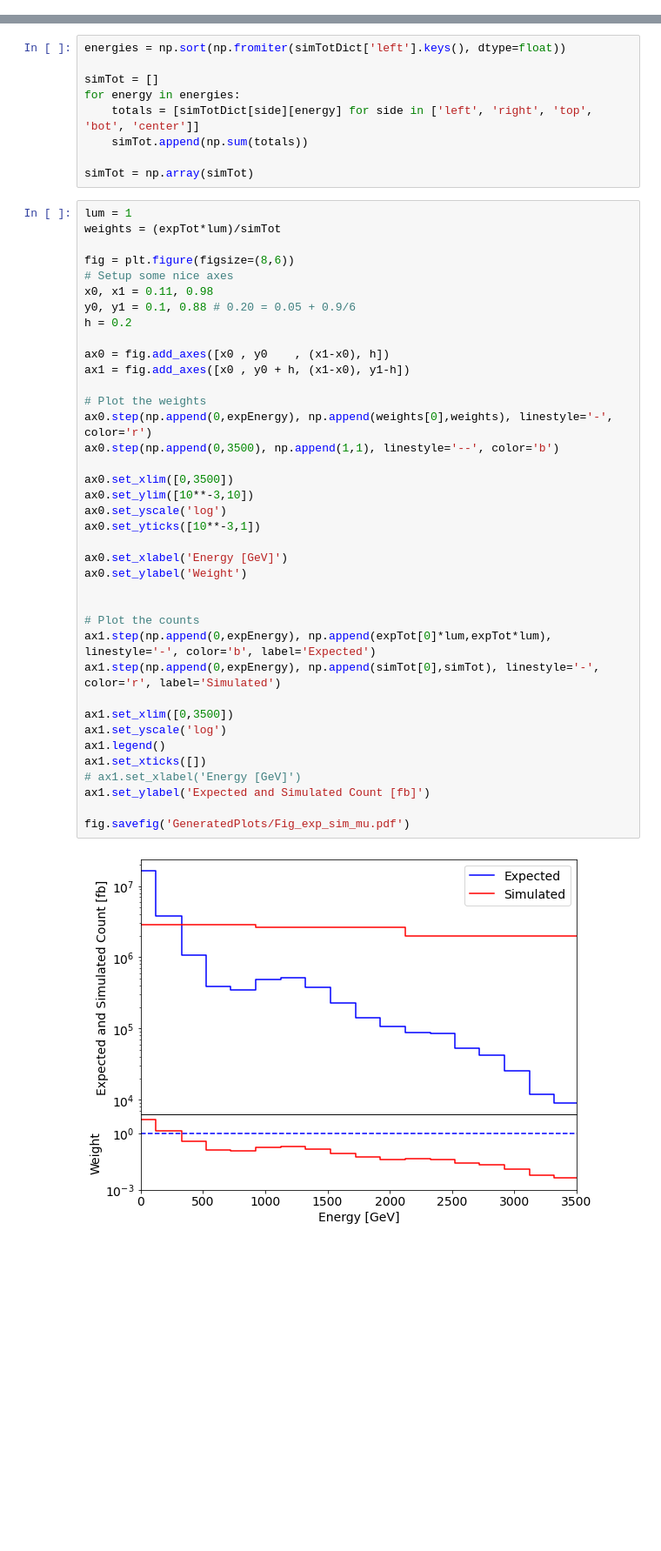
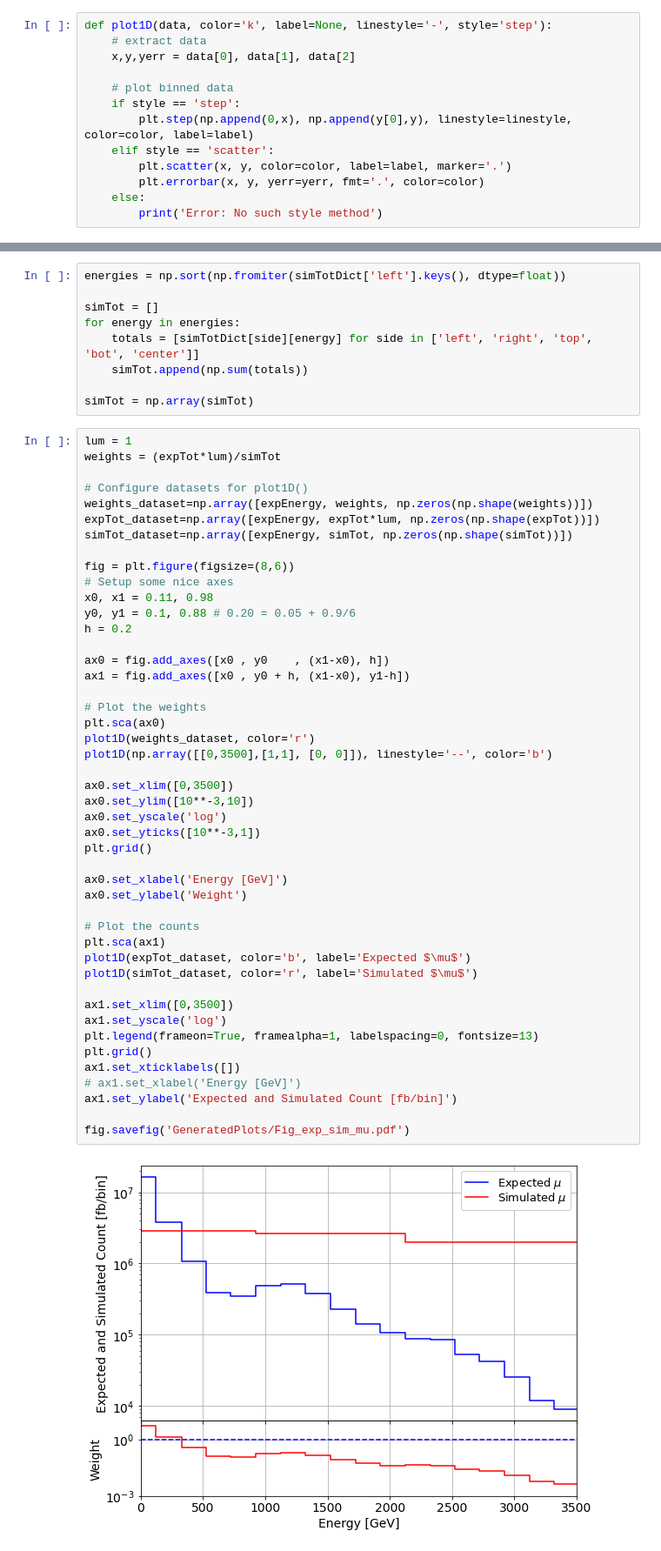
Before and after one commit to mwaterbury/scintillatorneutrinos, a Jupyter notebook: PlotsForPaper.ipynb, the cells around one changed output, grey strips where cells are left out. Shown at 87% size. Drawn from its saved outputs; the diff is of its cells as text; blank space fills up the shorter version.

```diff
--- a/PlotsForPaper.ipynb
+++ b/PlotsForPaper.ipynb
@@ -18,0 +21,13 @@ matplotlib.rcParams.update({'font.size': 14})
+# %%
+def plot1D(data, color='k', label=None, linestyle='-', style='step'):
+    # extract data
+    x,y,yerr = data[0], data[1], data[2]
+
+    # plot binned data
+    if style == 'step':
+        plt.step(np.append(0,x), np.append(y[0],y), linestyle=linestyle, color=color, label=label)
+    elif style == 'scatter':
+        plt.scatter(x, y, color=color, label=label, marker='.')
+        plt.errorbar(x, y, yerr=yerr, fmt='.', color=color)
+    else:
+        print('Error: No such style method')
@@ -174,41 +240,49 @@ simTot = np.array(simTot)
 # %%
 lum = 1
 weights = (expTot*lum)/simTot
+
+# Configure datasets for plot1D()
+weights_dataset=np.array([expEnergy, weights, np.zeros(np.shape(weights))])
+expTot_dataset=np.array([expEnergy, expTot*lum, np.zeros(np.shape(expTot))])
+simTot_dataset=np.array([expEnergy, simTot, np.zeros(np.shape(simTot))])
 
 fig = plt.figure(figsize=(8,6))
 # Setup some nice axes
 x0, x1 = 0.11, 0.98
 y0, y1 = 0.1, 0.88 # 0.20 = 0.05 + 0.9/6
 h = 0.2
 
 ax0 = fig.add_axes([x0 , y0    , (x1-x0), h])
 ax1 = fig.add_axes([x0 , y0 + h, (x1-x0), y1-h])
 
 # Plot the weights
-ax0.step(np.append(0,expEnergy), np.append(weights[0],weights), linestyle='-', color='r')
-ax0.step(np.append(0,3500), np.append(1,1), linestyle='--', color='b')
+plt.sca(ax0)
+plot1D(weights_dataset, color='r')
+plot1D(np.array([[0,3500],[1,1], [0, 0]]), linestyle='--', color='b')
 
 ax0.set_xlim([0,3500])
 ax0.set_ylim([10**-3,10])
 ax0.set_yscale('log')
 ax0.set_yticks([10**-3,1])
+plt.grid()
 
 ax0.set_xlabel('Energy [GeV]')
 ax0.set_ylabel('Weight')
 
-
 # Plot the counts
-ax1.step(np.append(0,expEnergy), np.append(expTot[0]*lum,expTot*lum), linestyle='-', color='b', label='Expected')
-ax1.step(np.append(0,expEnergy), np.append(simTot[0],simTot), linestyle='-', color='r', label='Simulated')
+plt.sca(ax1)
+plot1D(expTot_dataset, color='b', label='Expected $\mu$')
+plot1D(simTot_dataset, color='r', label='Simulated $\mu$')
 
 ax1.set_xlim([0,3500])
 ax1.set_yscale('log')
-ax1.legend()
-ax1.set_xticks([])
+plt.legend(frameon=True, framealpha=1, labelspacing=0, fontsize=13)
+plt.grid()
+ax1.set_xticklabels([])
 # ax1.set_xlabel('Energy [GeV]')
-ax1.set_ylabel('Expected and Simulated Count [fb]')
+ax1.set_ylabel('Expected and Simulated Count [fb/bin]')
 
 fig.savefig('GeneratedPlots/Fig_exp_sim_mu.pdf')
 # %% [output]
-[figure, old version]
+[figure, new version]
 # %% [markdown]
```
Also changed, not shown: parts of 33 cells of this notebook, 22 other files.
